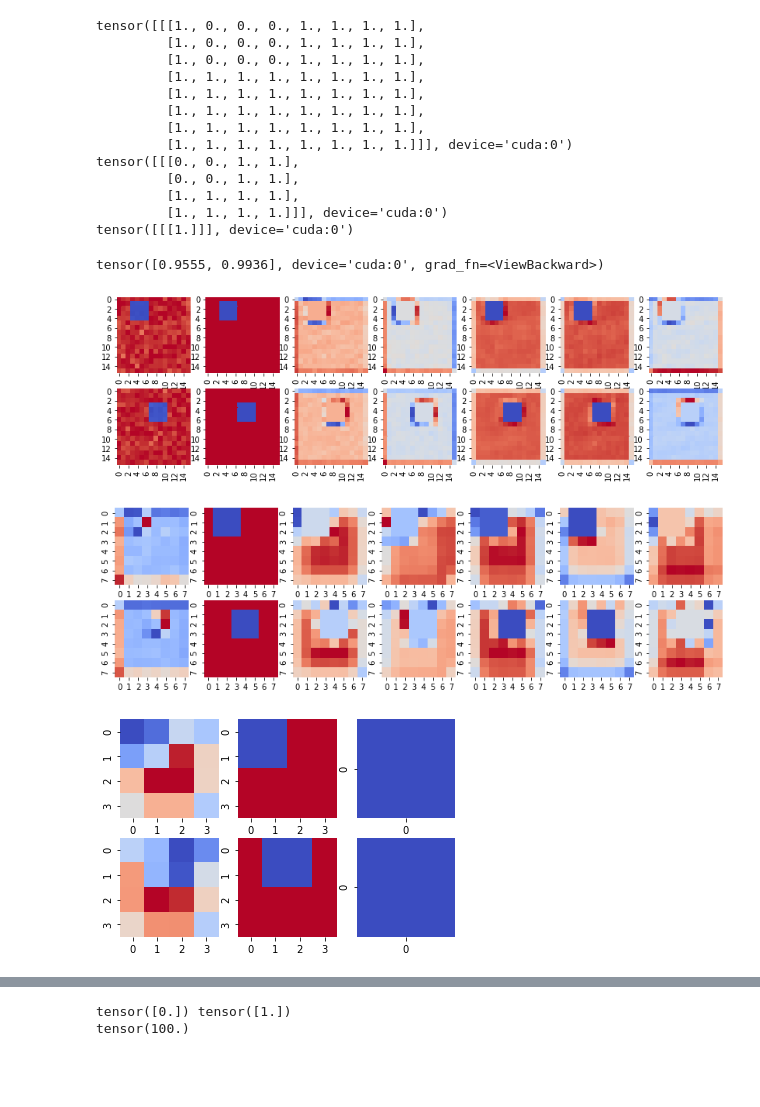
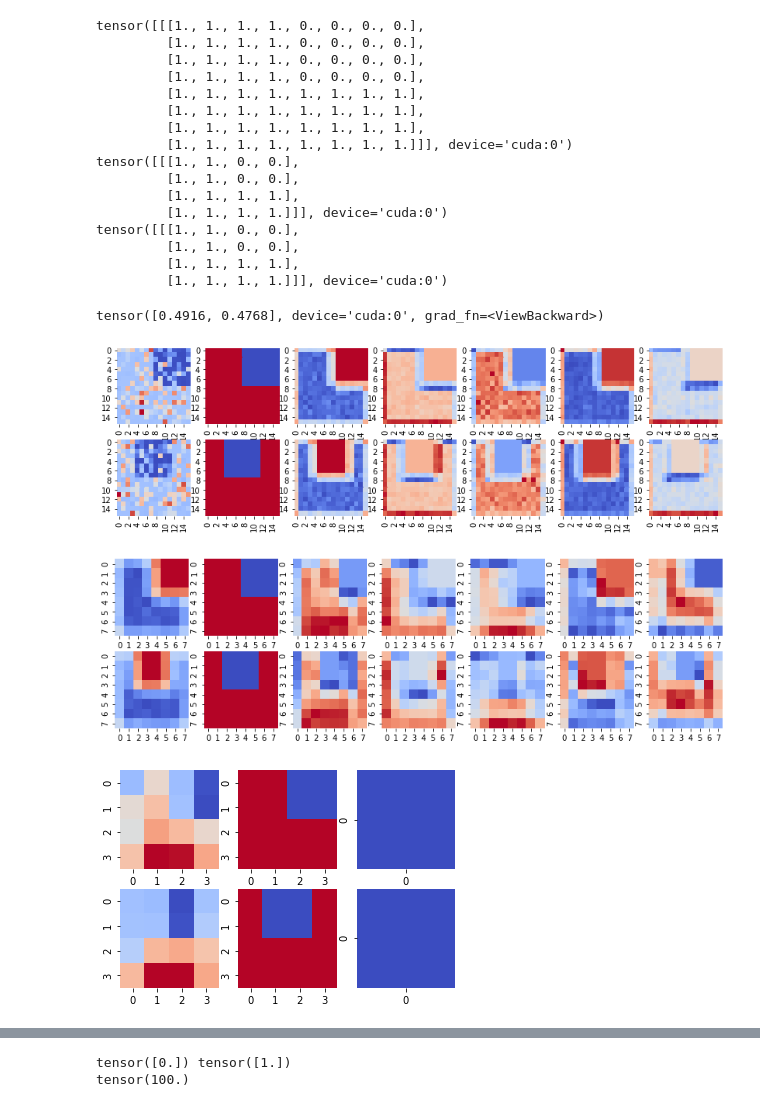
Before and after one commit to AustinXY/pconv-toy, a Jupyter notebook: pconv-toy.ipynb, the cells around one changed output, grey strips where cells are left out. Cells and saved outputs as stored; diff of their text form; code cells hidden in the pictures; blank space fills up the shorter version.

```diff
--- a/pconv-toy.ipynb
+++ b/pconv-toy.ipynb
@@ -84,13 +84,13 @@ class D(nn.Module):
         """
         x_code = self.from_rgb(x_var)                 # 16 * 16 * 16
         x_code, mask = self.downblock1(x_code, mask)  # 32 * 8 * 8
-        if mk_f:
+        if mk_f and mask is not None:
           print(mask[0])
         x_code, mask = self.downblock2(x_code, mask)  # 64 * 4 * 4
-        if mk_f:
+        if mk_f and mask is not None:
           print(mask[0])
         rf_score, mask = self.uncond_logits(x_code, mask)
-        if mk_f:
+        if mk_f and mask is not None:
           print(mask[0])
         rf_score = F.sigmoid(rf_score)
         return rf_score.view(-1)
@@ -374,7 +376,7 @@ def train_img_gen(mask_size=-1):
     noise.data.normal_(0, 1)
 
     img[y1: y2 + 1, x1: x2 + 1, 0] = 0
-    img[y1: y2 + 1, x1: x2 + 1, 1] = 255
+    img[y1: y2 + 1, x1: x2 + 1, 2] = 255
     # print(x1,y1,x2,y2)
     img = Image.fromarray(img)
     mk = torch.ones((1, imsize, imsize))
@@ -499,28 +525,31 @@ for count in range(1, max_count):
 # %%
-im, mk = prepare_data(2, 4)
+im, mk = prepare_data(2, 8)
 # imshow(im[0])
 amflag = True
 mk_f = True
 rfs = netD(im, mk)
 rfs
 # %% [output]
-tensor([[[1., 0., 0., 0., 1., 1., 1., 1.],
-         [1., 0., 0., 0., 1., 1., 1., 1.],
-         [1., 0., 0., 0., 1., 1., 1., 1.],
-         [1., 1., 1., 1., 1., 1., 1., 1.],
+tensor([[[1., 1., 1., 1., 0., 0., 0., 0.],
+         [1., 1., 1., 1., 0., 0., 0., 0.],
+         [1., 1., 1., 1., 0., 0., 0., 0.],
+         [1., 1., 1., 1., 0., 0., 0., 0.],
          [1., 1., 1., 1., 1., 1., 1., 1.],
          [1., 1., 1., 1., 1., 1., 1., 1.],
          [1., 1., 1., 1., 1., 1., 1., 1.],
          [1., 1., 1., 1., 1., 1., 1., 1.]]], device='cuda:0')
-tensor([[[0., 0., 1., 1.],
-         [0., 0., 1., 1.],
+tensor([[[1., 1., 0., 0.],
+         [1., 1., 0., 0.],
          [1., 1., 1., 1.],
          [1., 1., 1., 1.]]], device='cuda:0')
-tensor([[[1.]]], device='cuda:0')
+tensor([[[1., 1., 0., 0.],
+         [1., 1., 0., 0.],
+         [1., 1., 1., 1.],
+         [1., 1., 1., 1.]]], device='cuda:0')
-tensor([0.9555, 0.9936], device='cuda:0', grad_fn=<ViewBackward>)
+tensor([0.4916, 0.4768], device='cuda:0', grad_fn=<ViewBackward>)
-[figure, old version]
+[figure, new version]
-[figure, old version]
+[figure, new version]
-[figure, old version]
+[figure, new version]
 # %%
 netG.eval()
 _noise = Variable(torch.FloatTensor(2, nz)).cuda()
```
Also changed, not shown: parts of 10 cells of this notebook.
